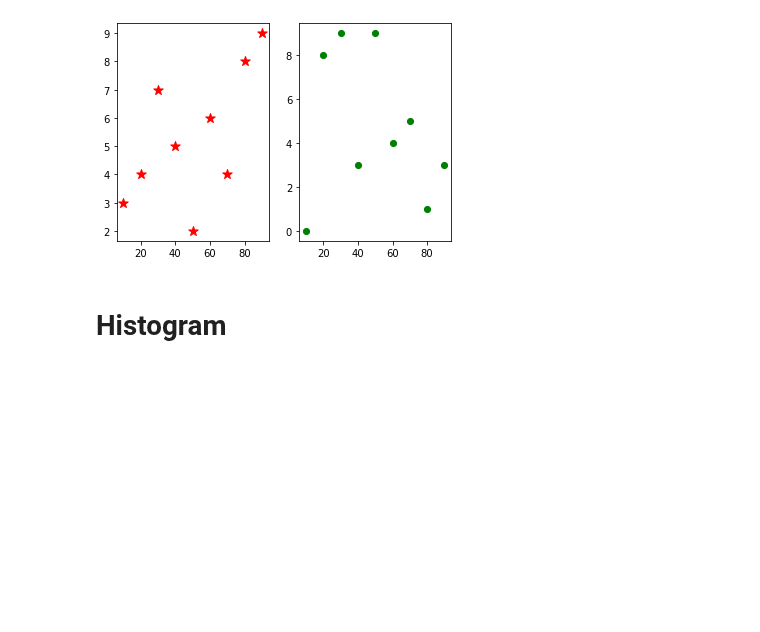
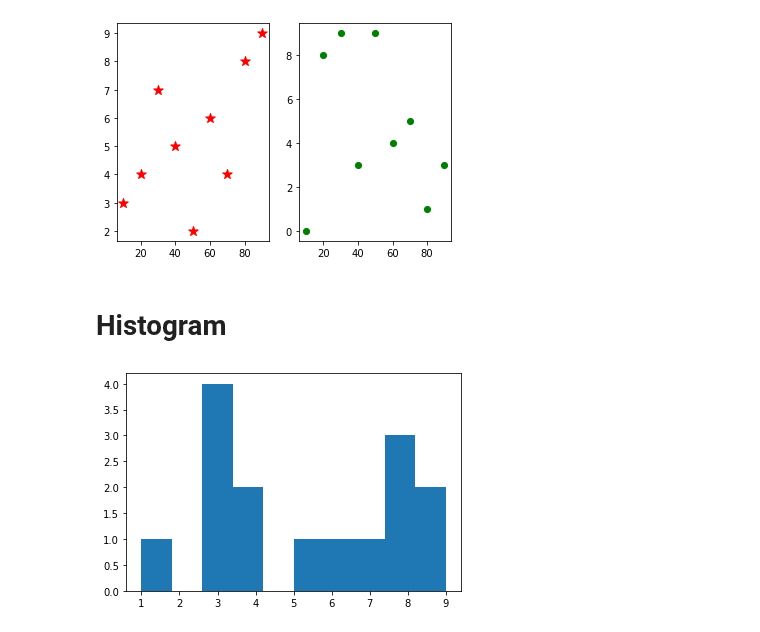
Before and after one commit to ajay-584/Machine-Learning-Practice, a Jupyter notebook: Matplotlib.ipynb, the cells around one changed output. Drawn from its saved outputs; the diff is of its cells as text; code cells hidden in the pictures; blank space fills up the shorter version.

```diff
--- a/Matplotlib.ipynb
+++ b/Matplotlib.ipynb
@@ -205,3 +203,11 @@ plt.show()
 [figure]
 # %% [markdown]
 # Histogram
+# %%
+import random
+data = [1,3,3,3,3,9,9,5,4,4,8,8,8,6,7]
+# %%
+plt.hist(data)
+plt.show()
+# %% [output]
+[figure, added]
```
Also changed, not shown: parts of 16 cells of this notebook.
